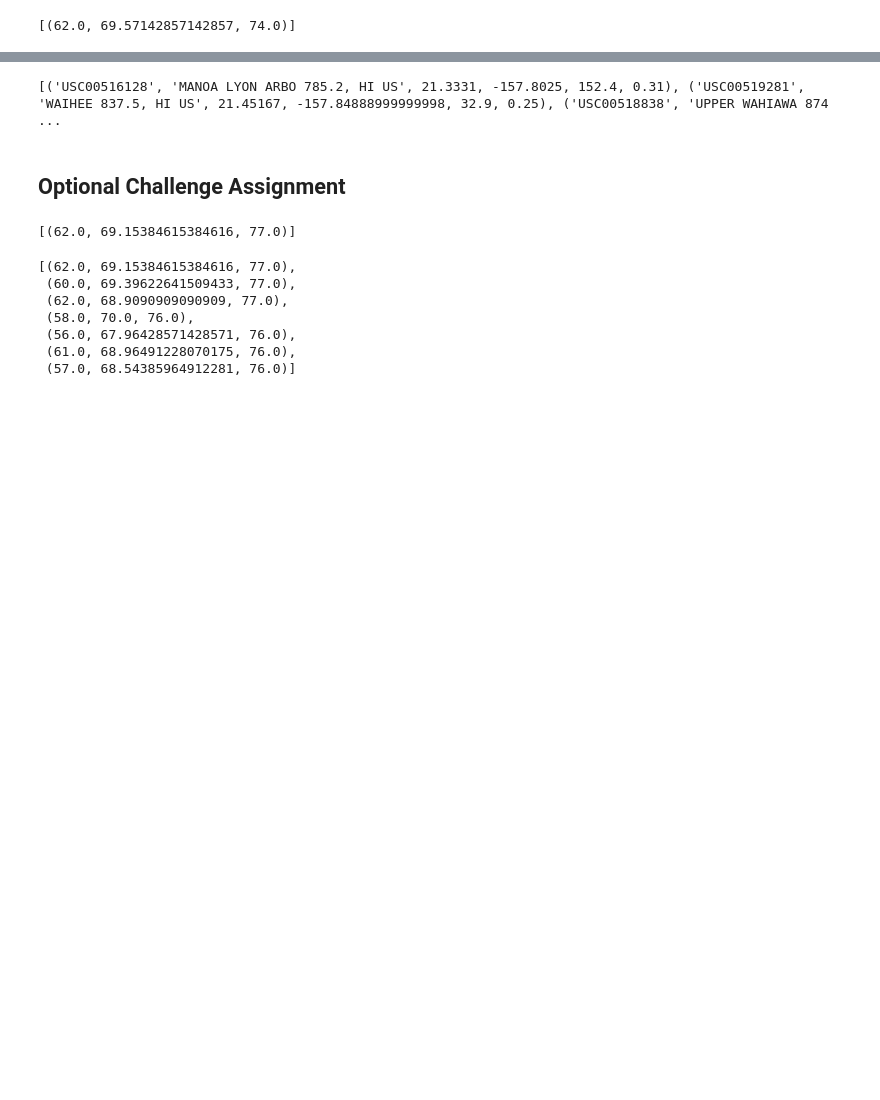
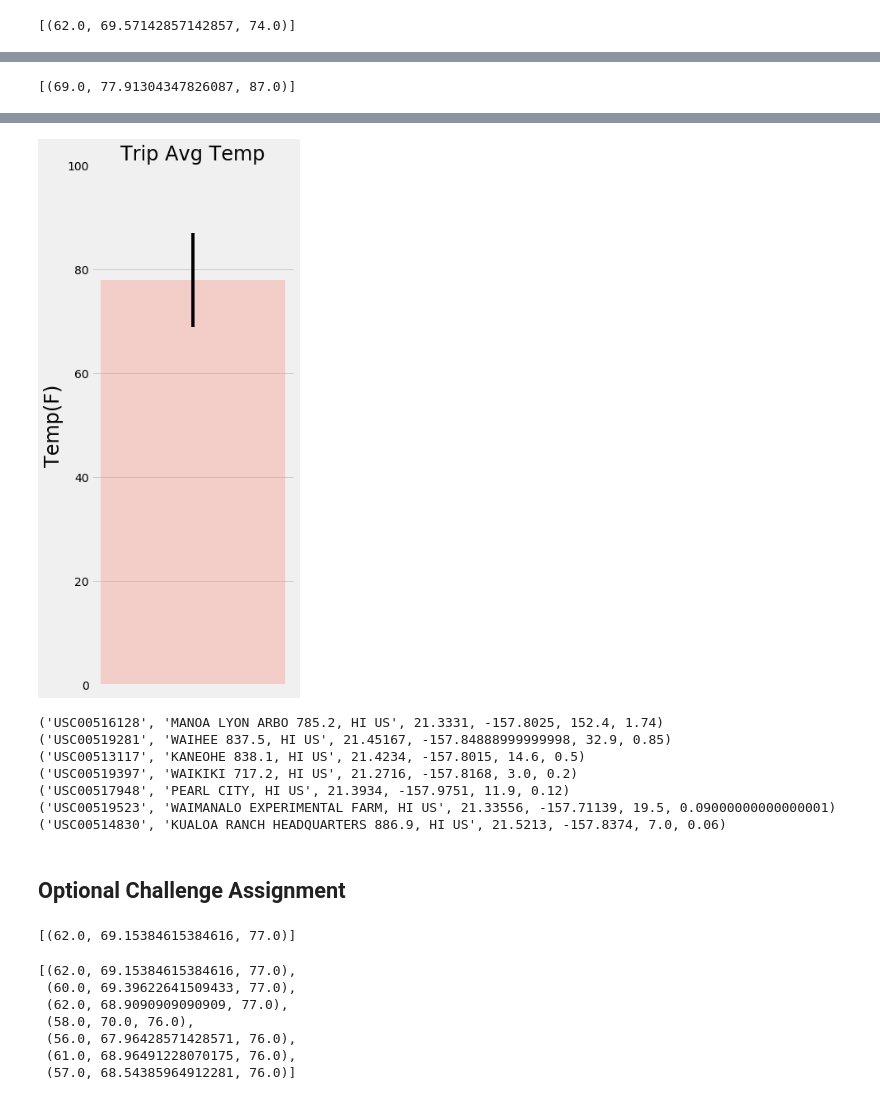
Before and after one commit to jeffreyb92/sqlalchemy-challenge, a Jupyter notebook: climate_starter.ipynb, the cells around one changed output, grey strips where cells are left out. Drawn from its saved outputs; the diff is of its cells as text; code cells hidden in the pictures; blank space fills up the shorter version.

Commit message:
minimum done and third chart done

```diff
--- a/climate_starter.ipynb
+++ b/climate_starter.ipynb
@@ -194,6 +172,18 @@ print(calc_temps('2012-02-28', '2012-03-05'))
+# %%
+trip_weather = calc_temps('2017-06-26','2017-07-10')
+trip_weather
+# %% [output]
+[(69.0, 77.91304347826087, 87.0)]
 # %%
 # Plot the results from your previous query as a bar chart.
 # Use "Trip Avg Temp" as your Title
 # Use the average temperature for the y value
 # Use the peak-to-peak (tmax-tmin) value as the y error bar (yerr)
+plt.figure(figsize=(5,10))
+plt.bar(0,trip_weather[0][1], yerr=trip_weather[0][2]-trip_weather[0][1], width=0.01, color='salmon', alpha=0.3)
+plt.title('Trip Avg Temp', fontsize=24)
+plt.ylabel('Temp(F)', fontsize=24)
+plt.xticks([])
+plt.ylim(0,100)
+plt.tight_layout(pad=2)
 # %% [output]
@@ -202,8 +190,18 @@ print(calc_temps('2012-02-28', '2012-03-05'))
+[figure, added]
 # %%
 # Calculate the total amount of rainfall per weather station for your trip dates using the previous year's matching dates.
 # Sort this in descending order by precipitation amount and list the station, name, latitude, longitude, and elevation
+stations_weather_rain = session.query(Measurement.station, Station.name, Station.latitude, Station.longitude, Station.elevation, func.sum(Measurement.prcp)).join(Station, Measurement.station == Station.station).filter(Measurement.date >= '2017-06-26').filter(Measurement.date <= '2017-07-10').group_by(Measurement.station).order_by(func.sum(Measurement.prcp).desc())
+for weather in stations_weather_rain:
+    print(weather)
 # %% [output]
-[('USC00516128', 'MANOA LYON ARBO 785.2, HI US', 21.3331, -157.8025, 152.4, 0.31), ('USC00519281', 'WAIHEE 837.5, HI US', 21.45167, -157.84888999999998, 32.9, 0.25), ('USC00518838', 'UPPER WAHIAWA 874 ...
+('USC00516128', 'MANOA LYON ARBO 785.2, HI US', 21.3331, -157.8025, 152.4, 1.74)
+('USC00519281', 'WAIHEE 837.5, HI US', 21.45167, -157.84888999999998, 32.9, 0.85)
+('USC00513117', 'KANEOHE 838.1, HI US', 21.4234, -157.8015, 14.6, 0.5)
+('USC00519397', 'WAIKIKI 717.2, HI US', 21.2716, -157.8168, 3.0, 0.2)
+('USC00517948', 'PEARL CITY, HI US', 21.3934, -157.9751, 11.9, 0.12)
+('USC00519523', 'WAIMANALO EXPERIMENTAL FARM, HI US', 21.33556, -157.71139, 19.5, 0.09000000000000001)
+('USC00514830', 'KUALOA RANCH HEADQUARTERS 886.9, HI US', 21.5213, -157.8374, 7.0, 0.06)
 # %% [markdown]
 ## Optional Challenge Assignment
 # %%
```
Also changed, not shown: parts of 6 cells of this notebook.
